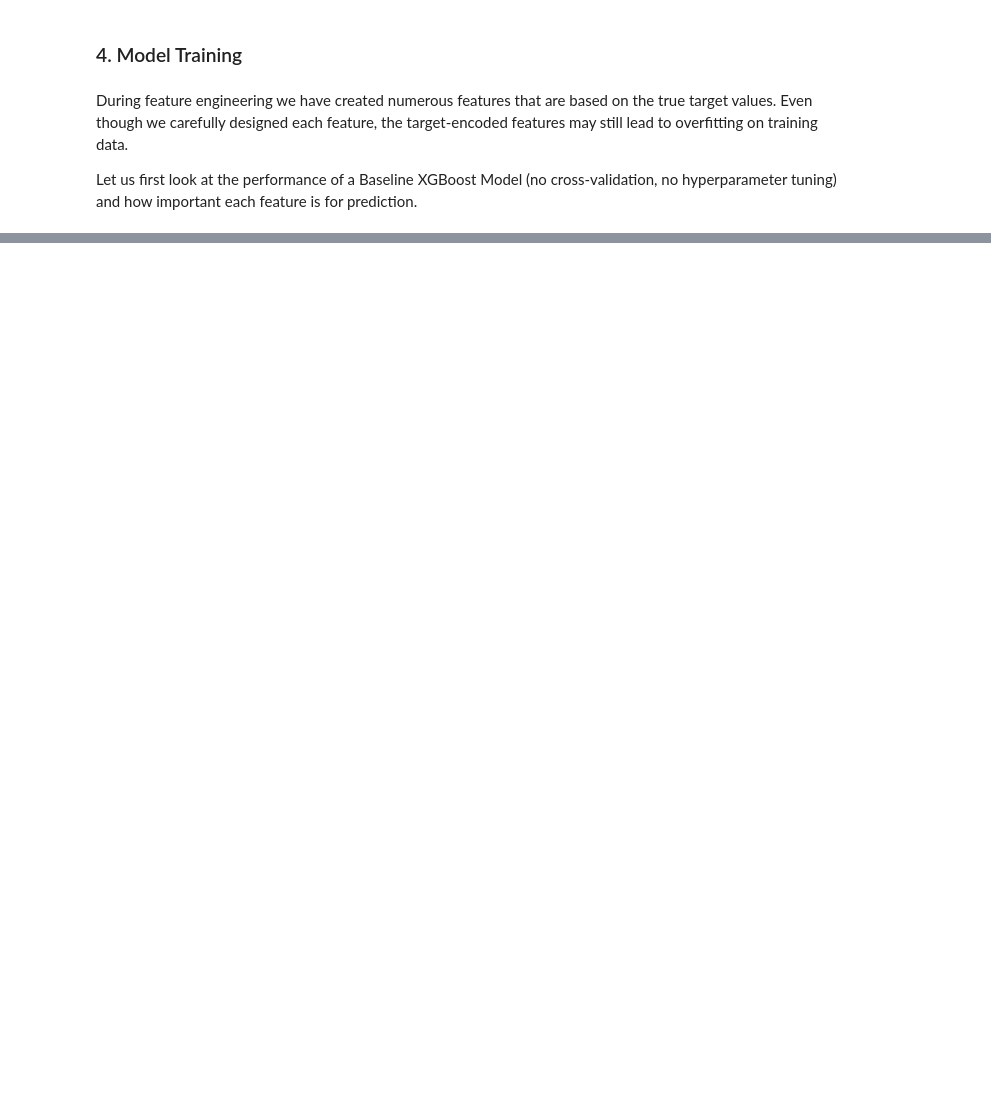
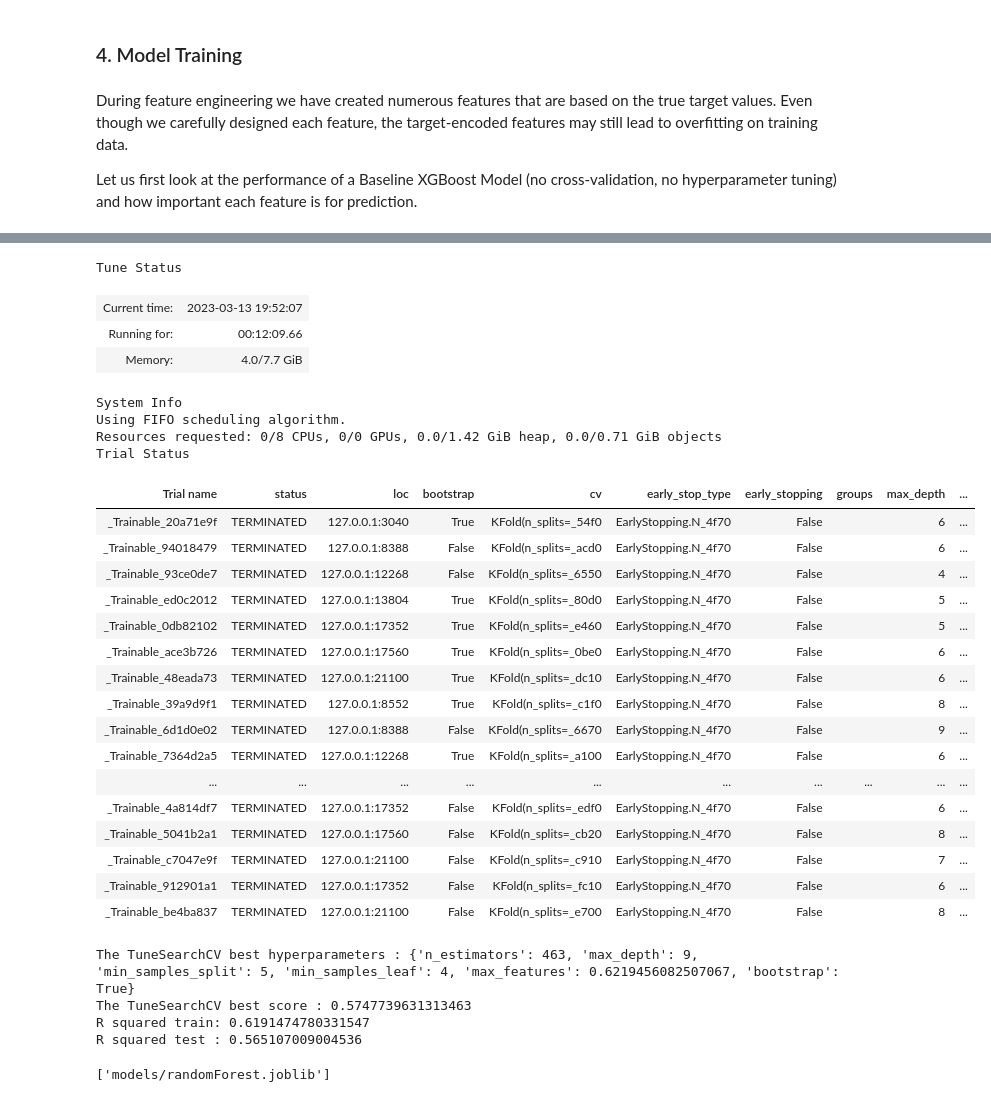
Before and after one commit to lassefschmidt/Ensemble-Learning-on-AirBnb-dataset, a Jupyter notebook: 2_Model Training and Evaluation.ipynb, the cells around one changed output, grey strips where cells are left out. Saved outputs shown, nothing was run; the diff lists cells and outputs as text; code cells hidden in the pictures; blank space fills up the shorter version.

```diff
--- a/2_Model Training and Evaluation.ipynb
+++ b/2_Model Training and Evaluation.ipynb
@@ -151,0 +364,63 @@ Text(0.5, 1.0, 'Feature importance')
+# %%
+# tuning RandomForestRegressor with 5-fold cv
+tune_search = TuneSearchCV(
+    rdForest_mdl,
+    rdForest_params,
+    search_optimization="hyperopt",
+    n_trials=20,
+    cv=5,
+    early_stopping=False,
+    max_iters=1,
+    verbose=1
+)
+tune_search.fit(X_train, y_train)
+
+# print tuning results
+print(f'The TuneSearchCV best hyperparameters : {tune_search.best_params_}')
+print(f'The TuneSearchCV best score : {tune_search.best_score_}')
+
+# performance on train set
+y_pred = tune_search.predict(X_train)
+r2_train = r2_score(y_train, y_pred)
+
+# performance on test set
+y_pred = tune_search.predict(X_test)
+r2_test = r2_score(y_test, y_pred)
+
+print(f"R squared train: {r2_train}")
+print(f"R squared test : {r2_test}")
+
+# save best model
+filename = 'models/randomForest.joblib'
+dump(tune_search.best_estimator_, filename)
+# %% [output]
+Tune Status
+| Current time: | 2023-03-13 19:52:07 |
+| Running for: | 00:12:09.66 |
+| Memory: | 4.0/7.7 GiB |
+System Info
+Using FIFO scheduling algorithm.
+Resources requested: 0/8 CPUs, 0/0 GPUs, 0.0/1.42 GiB heap, 0.0/0.71 GiB objects
+Trial Status
+| Trial name | status | loc | bootstrap | cv | early_stop_type | early_stopping | groups | max_depth | ... |
+| _Trainable_20a71e9f | TERMINATED | 127.0.0.1:3040 | True | KFold(n_splits=_54f0 | EarlyStopping.N_4f70 | False |  | 6 | ... |
+| _Trainable_94018479 | TERMINATED | 127.0.0.1:8388 | False | KFold(n_splits=_acd0 | EarlyStopping.N_4f70 | False |  | 6 | ... |
+| _Trainable_93ce0de7 | TERMINATED | 127.0.0.1:12268 | False | KFold(n_splits=_6550 | EarlyStopping.N_4f70 | False |  | 4 | ... |
+| _Trainable_ed0c2012 | TERMINATED | 127.0.0.1:13804 | True | KFold(n_splits=_80d0 | EarlyStopping.N_4f70 | False |  | 5 | ... |
+| _Trainable_0db82102 | TERMINATED | 127.0.0.1:17352 | True | KFold(n_splits=_e460 | EarlyStopping.N_4f70 | False |  | 5 | ... |
+| _Trainable_ace3b726 | TERMINATED | 127.0.0.1:17560 | True | KFold(n_splits=_0be0 | EarlyStopping.N_4f70 | False |  | 6 | ... |
+| _Trainable_48eada73 | TERMINATED | 127.0.0.1:21100 | True | KFold(n_splits=_dc10 | EarlyStopping.N_4f70 | False |  | 6 | ... |
+| _Trainable_39a9d9f1 | TERMINATED | 127.0.0.1:8552 | True | KFold(n_splits=_c1f0 | EarlyStopping.N_4f70 | False |  | 8 | ... |
+| _Trainable_6d1d0e02 | TERMINATED | 127.0.0.1:8388 | False | KFold(n_splits=_6670 | EarlyStopping.N_4f70 | False |  | 9 | ... |
+| _Trainable_7364d2a5 | TERMINATED | 127.0.0.1:12268 | True | KFold(n_splits=_a100 | EarlyStopping.N_4f70 | False |  | 6 | ... |
+| ... | ... | ... | ... | ... | ... | ... | ... | ... | ... |
+| _Trainable_4a814df7 | TERMINATED | 127.0.0.1:17352 | False | KFold(n_splits=_edf0 | EarlyStopping.N_4f70 | False |  | 6 | ... |
+| _Trainable_5041b2a1 | TERMINATED | 127.0.0.1:17560 | False | KFold(n_splits=_cb20 | EarlyStopping.N_4f70 | False |  | 8 | ... |
+| _Trainable_c7047e9f | TERMINATED | 127.0.0.1:21100 | False | KFold(n_splits=_c910 | EarlyStopping.N_4f70 | False |  | 7 | ... |
+| _Trainable_912901a1 | TERMINATED | 127.0.0.1:17352 | False | KFold(n_splits=_fc10 | EarlyStopping.N_4f70 | False |  | 6 | ... |
+| _Trainable_be4ba837 | TERMINATED | 127.0.0.1:21100 | False | KFold(n_splits=_e700 | EarlyStopping.N_4f70 | False |  | 8 | ... |
+The TuneSearchCV best hyperparameters : {'n_estimators': 463, 'max_depth': 9, 'min_samples_split': 5, 'min_samples_leaf': 4, 'max_features': 0.6219456082507067, 'bootstrap': True}
+The TuneSearchCV best score : 0.5747739631313463
+R squared train: 0.6191474780331547
+R squared test : 0.565107009004536
+['models/randomForest.joblib']
```
Also changed, not shown: parts of 26 cells of this notebook, 7 other files.
